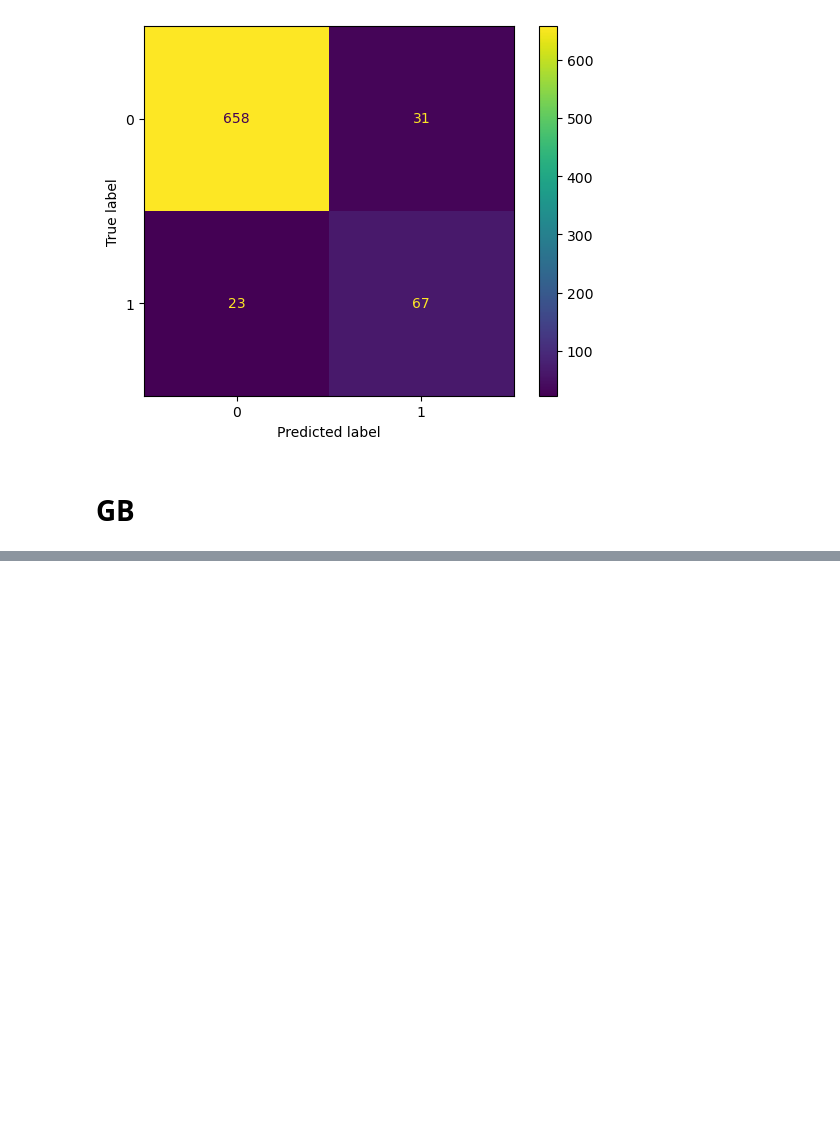
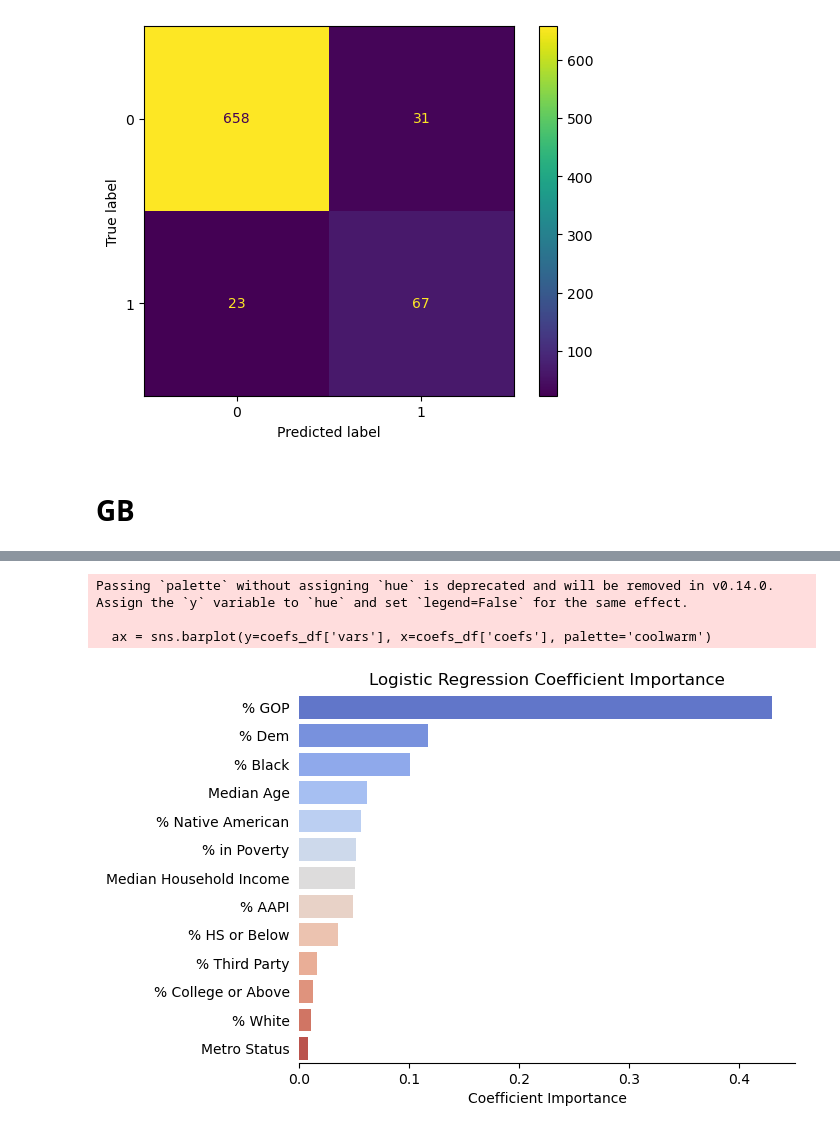
Before and after one commit to natehiatt/covid_vax_project, a Jupyter notebook: notebooks/adjusted_target_and_other_models.ipynb, the cells around one changed output, grey strips where cells are left out. Drawn from its saved outputs; the diff is of its cells as text; code cells hidden in the pictures; blank space fills up the shorter version.

```diff
--- a/notebooks/adjusted_target_and_other_models.ipynb
+++ b/notebooks/adjusted_target_and_other_models.ipynb
@@ -341,0 +662,9 @@ pipe_grid.fit(X_train, y_train)
+# %%
+coefs = pipe_grid_gb.best_estimator_.named_steps['gb'].feature_importances_
+coefs = pd.DataFrame(data={'coefs':coefs, 'vars':X_train.columns})
+coefs_df = coefs.sort_values(by='coefs', ascending=False)
+
+new_features = ['% GOP', '% Dem', '% Black', 'Median Age', '% Native American', '% in Poverty', 'Median Household Income', '% AAPI', '% HS or Below', '% Third Party', '% College or Above', '% White', 'Metro Status']
+coefs_df['vars'] = new_features
+
+coefs_df
@@ -341,0 +686,31 @@ pipe_grid.fit(X_train, y_train)
+# %%
+
+ax = sns.barplot(y=coefs_df['vars'], x=coefs_df['coefs'], palette='coolwarm')
+ax.set_ylabel('')
+# Set the x tick labels position
+ytick_labels = ax.get_yticklabels()
+
+"""
+for i, label in enumerate(ytick_labels):
+    if i < 7:
+        label.set_x(.54)
+
+    else:
+        label.set_x(.58)
+        label.set_horizontalalignment('left')
+"""
+
+ax.set_xlabel('Coefficient Importance')
+
+ax.set_title('Logistic Regression Coefficient Importance', fontsize=12)
+
+ax.spines['left'].set_visible(False)
+ax.spines['right'].set_visible(False)
+ax.spines['top'].set_visible(False)
+
+ax.tick_params(left=False)
+# %% [output]
+Passing `palette` without assigning `hue` is deprecated and will be removed in v0.14.0. Assign the `y` variable to `hue` and set `legend=False` for the same effect.
+
+  ax = sns.barplot(y=coefs_df['vars'], x=coefs_df['coefs'], palette='coolwarm')
+[figure, added]
```
Also changed, not shown: parts of 29 cells of this notebook.
